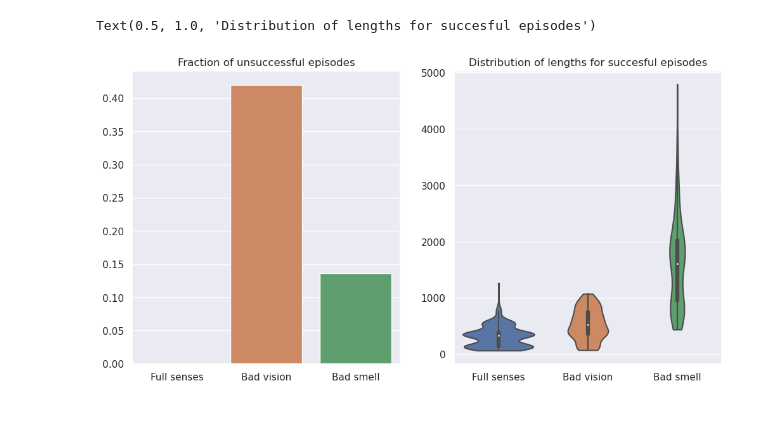
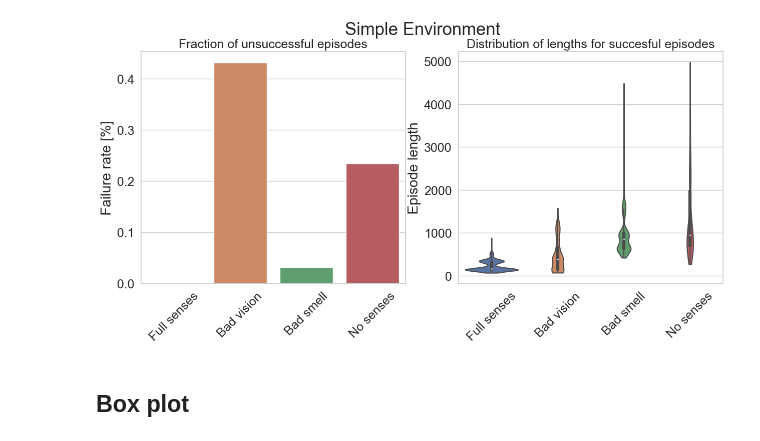
Before and after one commit to alTeska/rl-bee-multimodal-sensing, a Jupyter notebook: analysis.ipynb, the cells around one changed output. Drawn from its saved outputs; the diff is of its cells as text; code cells hidden in the pictures.

Commit message:
analysis plots refine

```diff
--- a/analysis.ipynb
+++ b/analysis.ipynb
@@ -1,6 +1,9 @@
 # %%
 import numpy as np
+import seaborn as sns
+import pandas as pd
 import matplotlib.pyplot as plt
-import seaborn as sns
+
+
+%matplotlib inline
+sns.set_theme(style="whitegrid")
-# %%
-sns.set_theme()
@@ -9 +10,14 @@ MAX_STEPS = 5000
+# %%
+
+SMALL_SIZE = 18
+MEDIUM_SIZE = 20
+BIGGER_SIZE = 25
+
+plt.rc('font', size=SMALL_SIZE)          # controls default text sizes
+plt.rc('axes', titlesize=SMALL_SIZE)     # fontsize of the axes title
+plt.rc('axes', labelsize=MEDIUM_SIZE)    # fontsize of the x and y labels
+plt.rc('xtick', labelsize=SMALL_SIZE)    # fontsize of the tick labels
+plt.rc('ytick', labelsize=SMALL_SIZE)    # fontsize of the tick labels
+plt.rc('legend', fontsize=SMALL_SIZE)    # legend fontsize
+plt.rc('figure', titlesize=BIGGER_SIZE)  # fontsize of the figure title
 # %%
@@ -23,12 +75,33 @@ smell = np.loadtxt("models/bee-world-500k_v3/round5/test_logs/long_smell.txt")[1
+# %%
+good = np.loadtxt("models/bee-world-500k_v3/round5/test_logs-no-walls/both-senses-no-noise.txt")[1]
+vision = np.loadtxt("models/bee-world-500k_v3/round5/test_logs-no-walls/noisy-vision.txt")[1]
+smell = np.loadtxt("models/bee-world-500k_v3/round5/test_logs-no-walls/noisy-smell.txt")[1]
+both = np.loadtxt("models/bee-world-500k_v3/round5/test_logs-no-walls/both-senses-noisy.txt")[1]
+# %%
+f, (ax1, ax2) = plt.subplots(1,2, figsize=(15, 6))
+
+sns.barplot(x=["Full senses", "Bad vision", "Bad smell", "No senses"], y=[count_good(good), count_good(vision), count_good(smell), count_good(both)], ax=ax1)
+ax1.set_title("Fraction of unsuccessful episodes")
+ax1.set_xticklabels(["Full senses", "Bad vision", "Bad smell", "No senses"], rotation=45)
+
+ax1.set_ylabel("Failure rate [%]")
+
+ax = sns.violinplot(data=[filter_good(good), filter_good(vision), filter_good(smell), filter_good(both)], cut=0, ax=ax2)
+ax.set_xticklabels(["Full senses", "Bad vision", "Bad smell", "No senses"], rotation=45)
+ax2.set_ylabel("Episode length")
+ax2.set_title("Distribution of lengths for succesful episodes");
+
+f.suptitle("Simple Environment");
+# %% [output]
+[figure, added]
+# %% [markdown]
+## Box plot
 # %%
-f, (ax1, ax2) = plt.subplots(1,2, figsize=(12,6))
+# f, (ax1, ax2) = plt.subplots(1,2, figsize=(12,6))
 
-sns.barplot(x=["Full senses", "Bad vision", "Bad smell"], y=[count_good(good), count_good(vision), count_good(smell)],ax=ax1)
-ax1.set_title("Fraction of unsuccessful episodes")
+# sns.barplot(x=["Full senses", "Bad vision", "Bad smell"], y=[count_good(good), count_good(vision), count_good(smell)],ax=ax1)
+# ax1.set_title("Fraction of unsuccessful episodes")
 
-ax = sns.violinplot(data=[filter_good(good), filter_good(vision), filter_good(smell)], cut=0, ax=ax2)
-ax.set_xticklabels(["Full senses", "Bad vision", "Bad smell"])
-ax2.set_title("Distribution of lengths for succesful episodes")
+# ax = sns.boxplot(data=[filter_good(good), filter_good(vision), filter_good(smell)], ax=ax2)
+# ax.set_xticklabels(["Full senses", "Bad vision", "Bad smell"])
+# ax2.set_title("Distribution of lengths for succesful episodes");
-# %% [output]
-Text(0.5, 1.0, 'Distribution of lengths for succesful episodes')
-[figure, removed]
```
Also changed, not shown: parts of 12 cells of this notebook, 3 other files.
